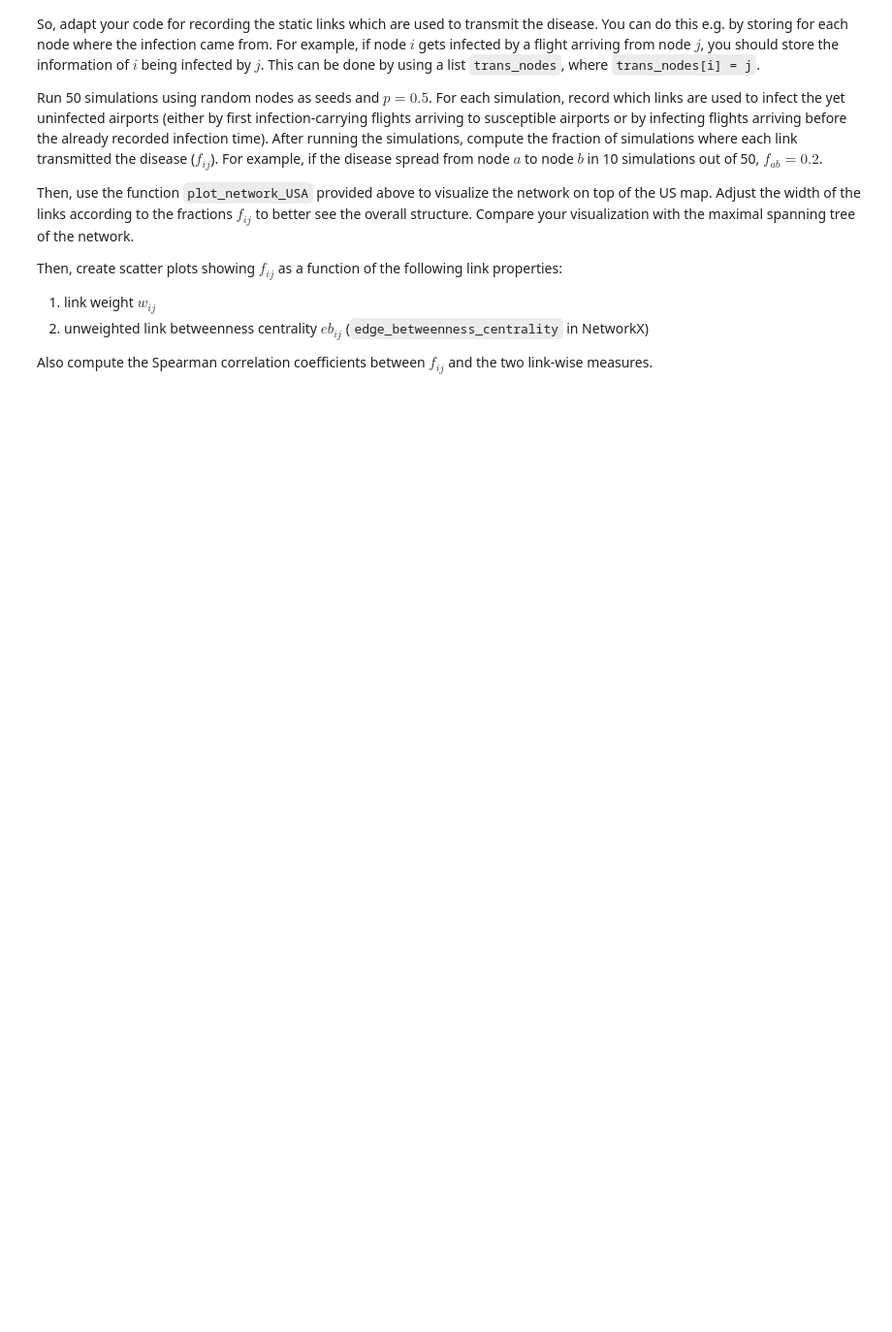
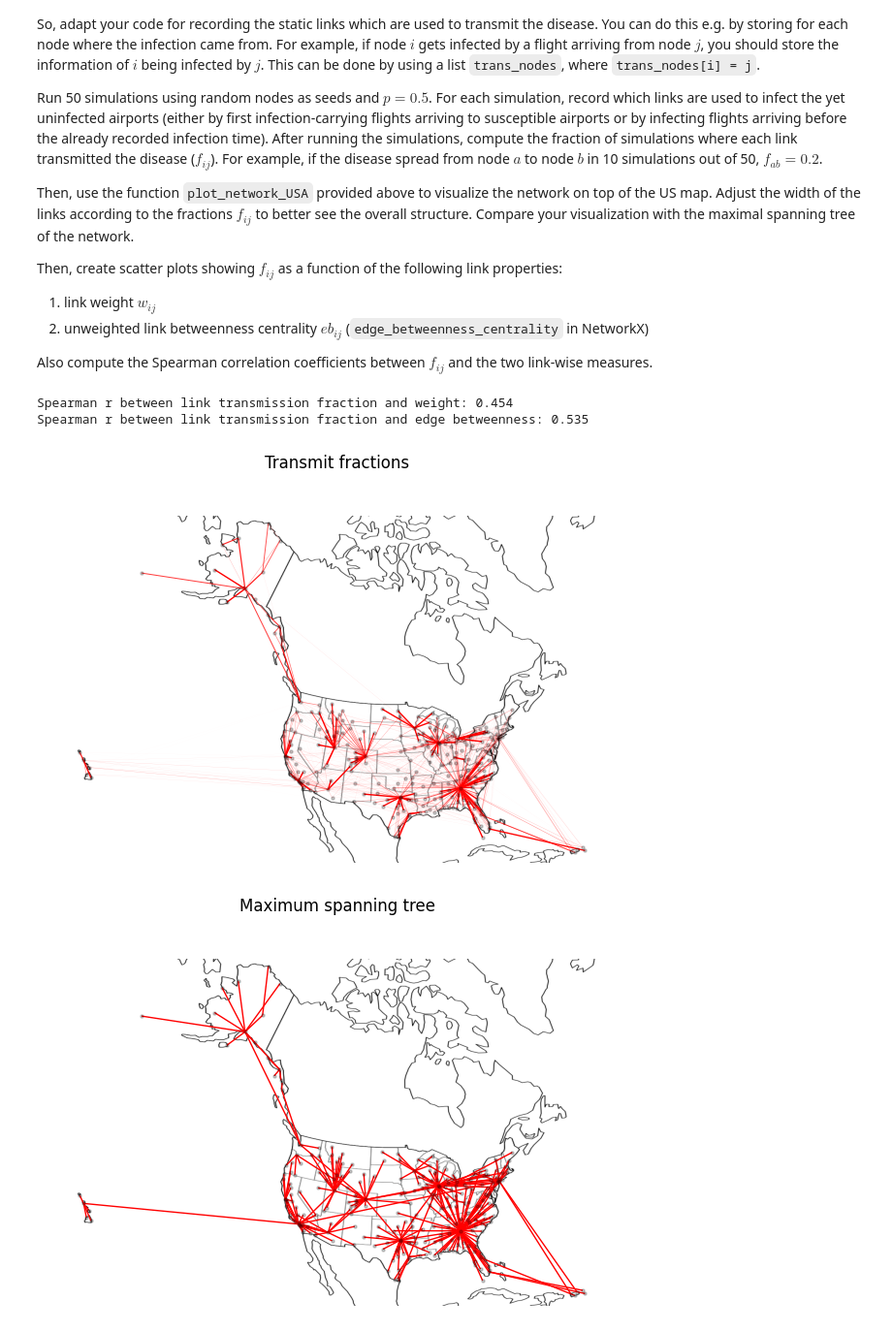
Before and after one commit to jogp10/ComplexNetworks, a Jupyter notebook: project/project.ipynb, the cells around one changed output. Shown at 97% size. Saved outputs shown, nothing was run; the diff lists cells and outputs as text; code cells hidden in the pictures; blank space fills up the shorter version.

```diff
--- a/project/project.ipynb
+++ b/project/project.ipynb
@@ -1097,7 +1182,7 @@ n_seeds = 50
 net = construct_aggregated_network(events)
 
 # YOUR CODE HERE
-raise NotImplementedError()
+# raise NotImplementedError()
 # TODO: Calculate the fraction of simulations each link carried the disease and
 # construct the maximal spanning tree of the network.
 
@@ -1120,6 +1205,34 @@ raise NotImplementedError()
 #   (called `link_trans_fracs`; this should be in the same order as `links`), and
 # - the maximum spanning tree (called `mst`).
 
+links = net.edges()
+link_trans_counts = {link: 0 for link in links}
+
+for _ in range(n_seeds):
+    # Run the SI simulation and get infection times and transmission sources
+    infection_times, seed, trans_nodes = simulate_si(
+        infection_prob=p,
+        events=events,
+        airport_info=airport_info,
+        rng=rng,
+        return_trans_nodes=True
+    )
+
+    # Count each link's transmission in this simulation
+    for target, source in enumerate(trans_nodes):
+        if source != -1:
+            # Record transmission for both (source, target) and (target, source) as undirected
+            if (source, target) in link_trans_counts:
+                link_trans_counts[(source, target)] += 1
+            elif (target, source) in link_trans_counts:
+                link_trans_counts[(target, source)] += 1
+
+# Calculate the link transmission fractions (divide by the number of simulations)
+link_trans_fracs = [link_trans_counts[link] / n_seeds for link in links]
+
+# Construct the maximum spanning tree
+mst = nx.maximum_spanning_tree(net)
+
 # coordinates of nodes are needed for visualization
 id_data = np.genfromtxt(airport_info_file_path, delimiter=',', dtype=None, names=True, encoding=None)
 xycoords = {}
@@ -1131,32 +1244,44 @@ plot_network_usa(ax_tf, net, xycoords, background_image_file_path, edges=links,
                  linewidths=link_trans_fracs)
 fig_tf.suptitle('Transmit fractions')
 
 fig_mst, ax_mst = plt.subplots(figsize=(8, 5))
 plot_network_usa(ax_mst, net, xycoords, background_image_file_path, edges=mst.edges())
 fig_mst.suptitle('Maximum spanning tree')
 
 # YOUR CODE HERE
-raise NotImplementedError()
+# raise NotImplementedError()
 #TODO: Obtain the weight and edge betweenness of each link.
 #Hints:
 
 # Make use of nx.edge_betweenness_centrality.
 
 # For the next step (visualization), you need lists or np.arrays of
 # - link weights (called `weights`) and
 # - edge betweenness centralities (called `ebs`).
+
+weights = [net[u][v]['weight'] for u, v in links]
+ebs = list(nx.edge_betweenness_centrality(net).values())
 
 props = [weights, ebs]
 prop_names = ['weight', 'edge betweenness']
 
 fig_ltf = plot_scatters_in_subplots(props, link_trans_fracs, labels=prop_names, n_columns=2, \
                           y_label='link transimission fraction', x_labels=[])
 
 rs = []
 
 # YOUR CODE HERE
-raise NotImplementedError()
+# raise NotImplementedError()
 #TODO: Calculate the Spearman rank correlation between the link-wise properties and link transition fraction.
+
+for prop in props:
+    r, _ = scipy.stats.spearmanr(prop, link_trans_fracs)
+    rs.append(r)
 
 for prop_name, r in zip(prop_names, rs):
     print('Spearman r between link transmission fraction and {prop}: {r:.3g}'.format(prop=prop_name, r=r))
+# %% [output]
+Spearman r between link transmission fraction and weight: 0.454
+Spearman r between link transmission fraction and edge betweenness: 0.535
+[figure, added]
+[figure, added]
```
Also changed, not shown: parts of 3 cells of this notebook, 4 other files.
